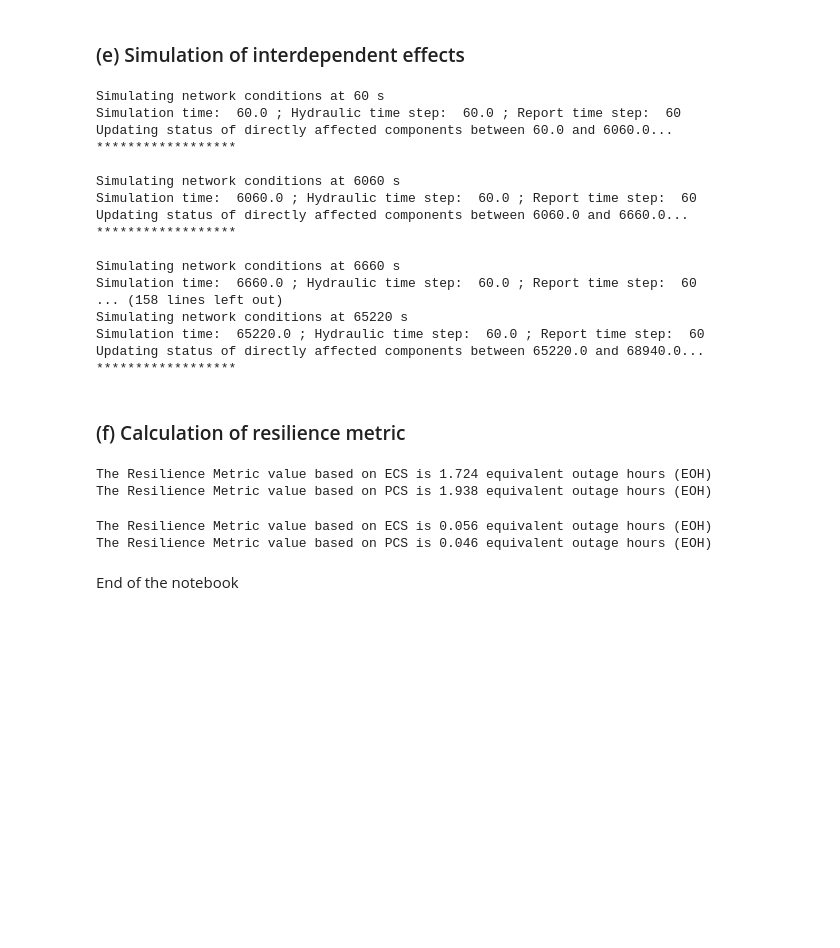
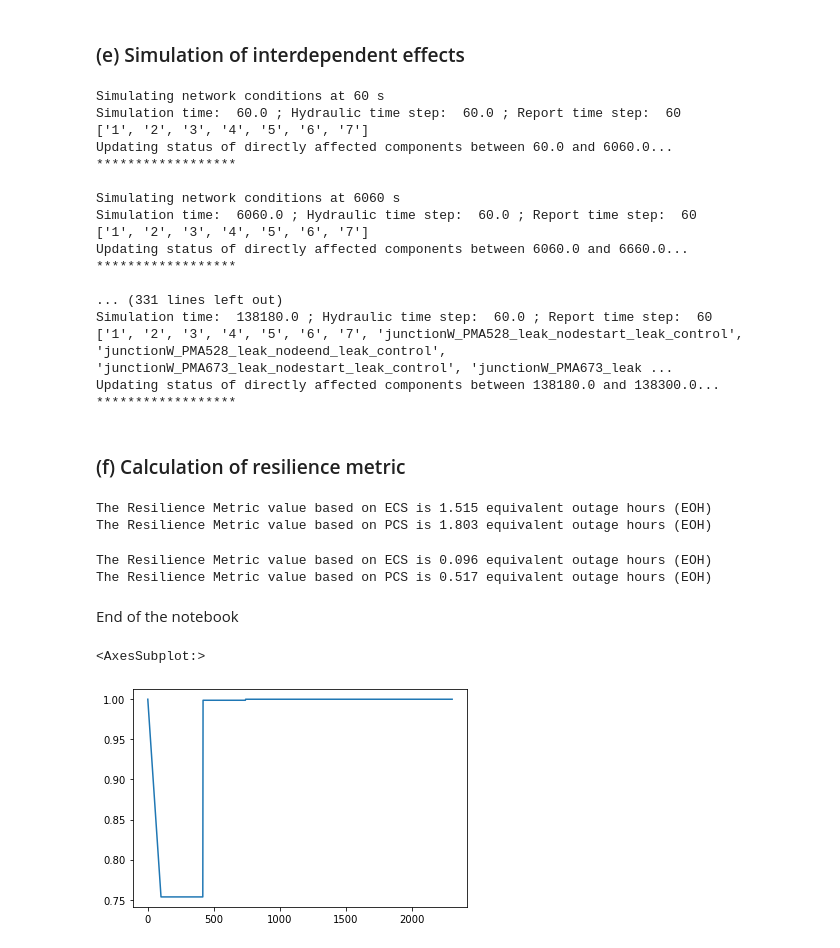
Before and after one commit to srijithbalakrishnan/dreaminsg-integrated-model, a Jupyter notebook: notebooks/demo_no_optimization_micropolis.ipynb, the cells around one changed output. Drawn from its saved outputs; the diff is of its cells as text; code cells hidden in the pictures; blank space fills up the shorter version.

```diff
--- a/notebooks/demo_no_optimization_micropolis.ipynb
+++ b/notebooks/demo_no_optimization_micropolis.ipynb
@@ -152,9 +155,9 @@ Transportation repair crews successfully deployed.
 # %%
 network_recovery = NetworkRecovery(micropolis_network,
                                    sim_step=60,
-                                   pipe_close_policy="sensor_based_cluster_isolation",
+                                   pipe_close_policy="sensor_based_pipe_isolation",
                                    pipe_closure_delay= 10,
-                                   line_close_policy="sensor_based_cluster_isolation",
+                                   line_close_policy="sensor_based_line_isolation",
                                    line_closure_delay= 10)
 # %% [markdown]
 ### (b) Create a simulation object
@@ -230,32 +246,39 @@ resilience_metrics = bf_simulation.simulate_interdependent_effects(
 # %% [output]
 Simulating network conditions at 60 s
 Simulation time:  60.0 ; Hydraulic time step:  60.0 ; Report time step:  60
+['1', '2', '3', '4', '5', '6', '7']
 Updating status of directly affected components between 60.0 and 6060.0...
 ******************
 
 Simulating network conditions at 6060 s
 Simulation time:  6060.0 ; Hydraulic time step:  60.0 ; Report time step:  60
+['1', '2', '3', '4', '5', '6', '7']
 Updating status of directly affected components between 6060.0 and 6660.0...
 ******************
 
-Simulating network conditions at 6660 s
-Simulation time:  6660.0 ; Hydraulic time step:  60.0 ; Report time step:  60
-... (158 lines left out)
-Simulating network conditions at 65220 s
-Simulation time:  65220.0 ; Hydraulic time step:  60.0 ; Report time step:  60
-Updating status of directly affected components between 65220.0 and 68940.0...
+... (331 lines left out)
+Simulation time:  138180.0 ; Hydraulic time step:  60.0 ; Report time step:  60
+['1', '2', '3', '4', '5', '6', '7', 'junctionW_PMA528_leak_nodestart_leak_control', 'junctionW_PMA528_leak_nodeend_leak_control', 'junctionW_PMA673_leak_nodestart_leak_control', 'junctionW_PMA673_leak ...
+Updating status of directly affected components between 138180.0 and 138300.0...
 ******************
 # %% [markdown]
 ### (f) Calculation of resilience metric
 # %%
 resilience_metrics.calculate_power_resmetric(network_recovery)
 # %% [output]
-The Resilience Metric value based on ECS is 1.724 equivalent outage hours (EOH)
-The Resilience Metric value based on PCS is 1.938 equivalent outage hours (EOH)
+The Resilience Metric value based on ECS is 1.515 equivalent outage hours (EOH)
+The Resilience Metric value based on PCS is 1.803 equivalent outage hours (EOH)
 # %%
 resilience_metrics.calculate_water_resmetrics(network_recovery)
 # %% [output]
-The Resilience Metric value based on ECS is 0.056 equivalent outage hours (EOH)
-The Resilience Metric value based on PCS is 0.046 equivalent outage hours (EOH)
+The Resilience Metric value based on ECS is 0.096 equivalent outage hours (EOH)
+The Resilience Metric value based on PCS is 0.517 equivalent outage hours (EOH)
 # %% [markdown]
 End of the notebook
+# %%
+import seaborn as sns
+
+sns.lineplot(y= resilience_metrics.power_ecs_list, x = resilience_metrics.power_time_list)
+# %% [output]
+<AxesSubplot:>
+[figure, added]
```
Also changed, not shown: parts of 9 cells of this notebook.
